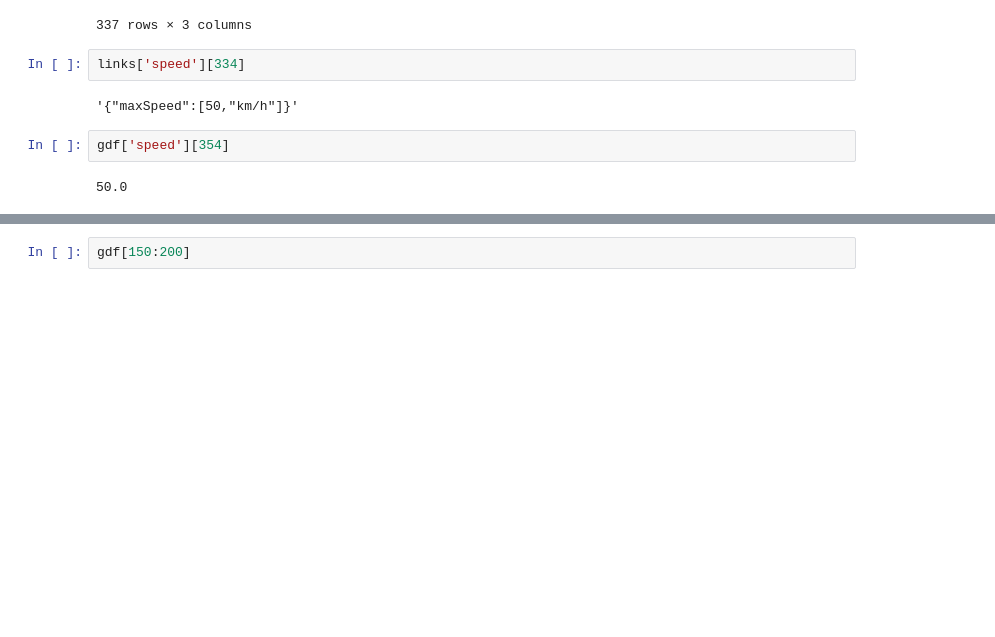
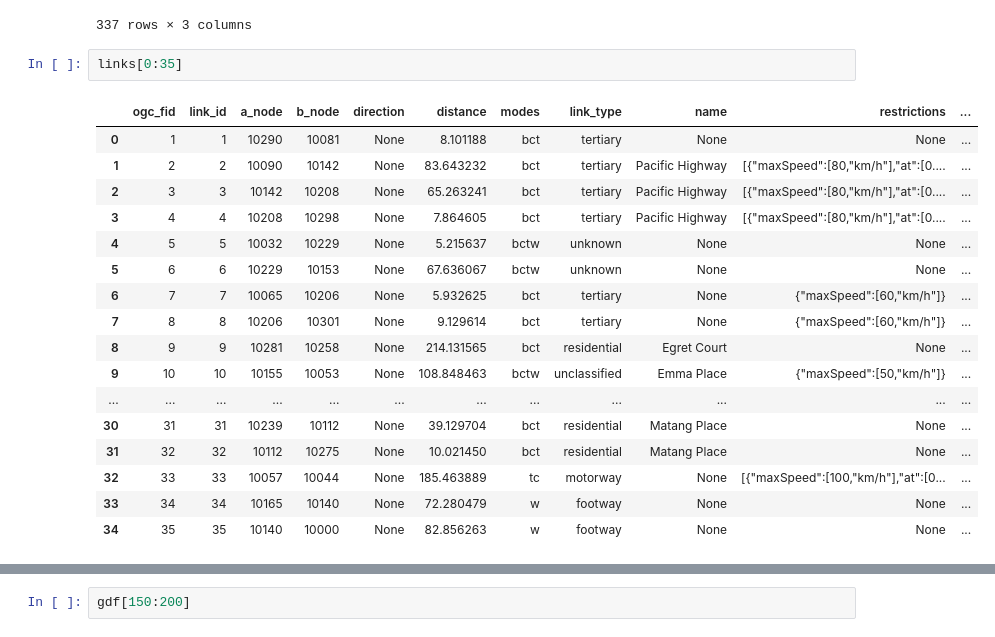
Before and after one commit to AequilibraE/aequilibrae, a Jupyter notebook: docs/source/examples/creating_models/ovm.ipynb, the cells around one changed output, grey strips where cells are left out. Drawn from its saved outputs; the diff is of its cells as text; blank space fills up the shorter version.

Commit message:
investigating how to access 'maxSpeed' and 'at'

```diff
--- a/docs/source/examples/creating_models/ovm.ipynb
+++ b/docs/source/examples/creating_models/ovm.ipynb
@@ -142,11 +127,23 @@ None
 | 335 | None | LINESTRING (153.17956 -27.68174, ... | None |
 | 336 | None | LINESTRING (153.17985 -27.68175, ... | None |
 337 rows × 3 columns
-# %%
-links['speed'][334]
-# %% [output]
-'{"maxSpeed":[50,"km/h"]}'
-# %%
-gdf['speed'][354]
-# %% [output]
-50.0
+# %%
+links[0:35]
+# %% [output]
+|  | ogc_fid | link_id | a_node | b_node | direction | distance | modes | link_type | name | restrictions | ... |
+| 0 | 1 | 1 | 10290 | 10081 | None | 8.101188 | bct | tertiary | None | None | ... |
+| 1 | 2 | 2 | 10090 | 10142 | None | 83.643232 | bct | tertiary | Pacific Highway | [{"maxSpeed":[80,"km/h"],"at":[0.... | ... |
+| 2 | 3 | 3 | 10142 | 10208 | None | 65.263241 | bct | tertiary | Pacific Highway | [{"maxSpeed":[80,"km/h"],"at":[0.... | ... |
+| 3 | 4 | 4 | 10208 | 10298 | None | 7.864605 | bct | tertiary | Pacific Highway | [{"maxSpeed":[80,"km/h"],"at":[0.... | ... |
+| 4 | 5 | 5 | 10032 | 10229 | None | 5.215637 | bctw | unknown | None | None | ... |
+| 5 | 6 | 6 | 10229 | 10153 | None | 67.636067 | bctw | unknown | None | None | ... |
+| 6 | 7 | 7 | 10065 | 10206 | None | 5.932625 | bct | tertiary | None | {"maxSpeed":[60,"km/h"]} | ... |
+| 7 | 8 | 8 | 10206 | 10301 | None | 9.129614 | bct | tertiary | None | {"maxSpeed":[60,"km/h"]} | ... |
+| 8 | 9 | 9 | 10281 | 10258 | None | 214.131565 | bct | residential | Egret Court | None | ... |
+| 9 | 10 | 10 | 10155 | 10053 | None | 108.848463 | bctw | unclassified | Emma Place | {"maxSpeed":[50,"km/h"]} | ... |
+| ... | ... | ... | ... | ... | ... | ... | ... | ... | ... | ... | ... |
+| 30 | 31 | 31 | 10239 | 10112 | None | 39.129704 | bct | residential | Matang Place | None | ... |
+| 31 | 32 | 32 | 10112 | 10275 | None | 10.021450 | bct | residential | Matang Place | None | ... |
+| 32 | 33 | 33 | 10057 | 10044 | None | 185.463889 | tc | motorway | None | [{"maxSpeed":[100,"km/h"],"at":[0... | ... |
+| 33 | 34 | 34 | 10165 | 10140 | None | 72.280479 | w | footway | None | None | ... |
+| 34 | 35 | 35 | 10140 | 10000 | None | 82.856263 | w | footway | None | None | ... |
```
Also changed, not shown: parts of 13 cells of this notebook.
